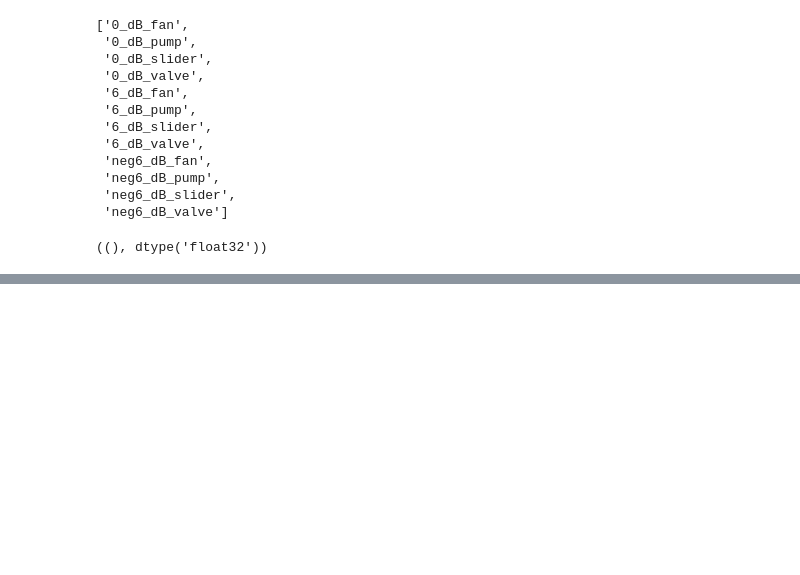
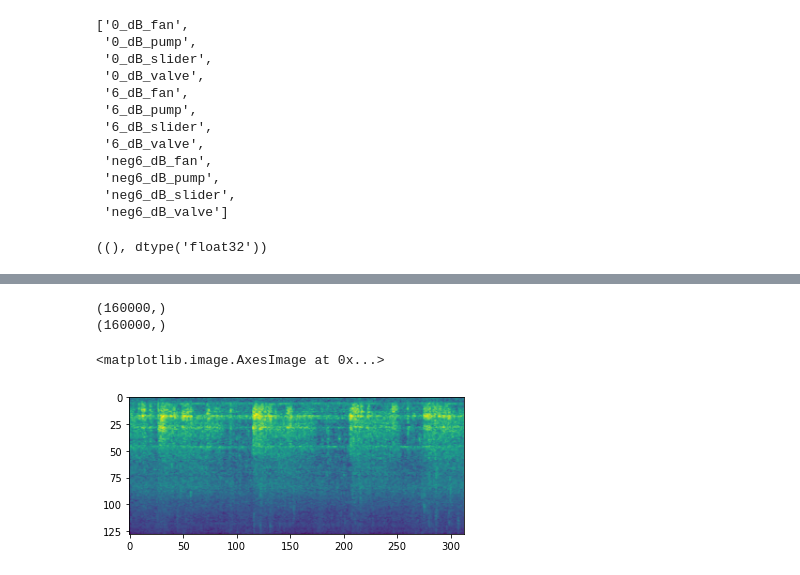
Before and after one commit to AnudeepKonda/MIMII_anamoly_detection, a Jupyter notebook: notebooks/convert_wav2png.ipynb, the cells around one changed output, grey strips where cells are left out. Saved outputs shown, nothing was run; the diff lists cells and outputs as text; code cells hidden in the pictures; blank space fills up the shorter version.

```diff
--- a/notebooks/convert_wav2png.ipynb
+++ b/notebooks/convert_wav2png.ipynb
@@ -172,0 +274,46 @@ a.shape, a.dtype
+# %%
+import soundfile as sf
+import numpy as np
+import librosa
+
+y, sr = sf.read('00000000.wav')
+images = []
+channel = 0
+transformed_y = y[:, channel]
+print(transformed_y.shape)
+len_y = len(transformed_y)
+effective_length = sr * 10
+if len_y < effective_length:
+    new_y = np.zeros(effective_length, dtype=y.dtype)
+    start = np.random.randint(effective_length - len_y)
+    new_y[start:start + len_y] = transformed_y
+    transformed_y = new_y.astype(np.float32)
+elif len_y > effective_length:
+    start = np.random.randint(len_y - effective_length)
+    transformed_y = transformed_y[start:start + effective_length].astype(np.float32)
+else:
+    transformed_y = transformed_y.astype(np.float32)
+print(transformed_y.shape)
+
+melspec = librosa.feature.melspectrogram(transformed_y, sr=sr, n_mels=128,n_fft=2048,hop_length=512,power=2.0,fmin=20,fmax=8000)
+
+#             if not self.is_val:
+#                 if self.spectrogram_transforms:
+#                     #melspec = self.spectrogram_transforms(melspec)
+#                     prob = random.uniform(0, 1)
+#                     if prob <= 0.5:
+#                         melspec = spec_augment(melspec)
+#                 else:
+#                     pass
+
+# Is this necessary
+melspec = librosa.power_to_db(melspec).astype(np.float32)
+# %% [output]
+(160000,)
+(160000,)
+# %%
+import matplotlib.pyplot as plt
+plt.imshow(melspec)
+# %% [output]
+<matplotlib.image.AxesImage at 0x...>
+[figure, added]
```
Also changed, not shown: parts of 10 cells of this notebook, 9 other files.
